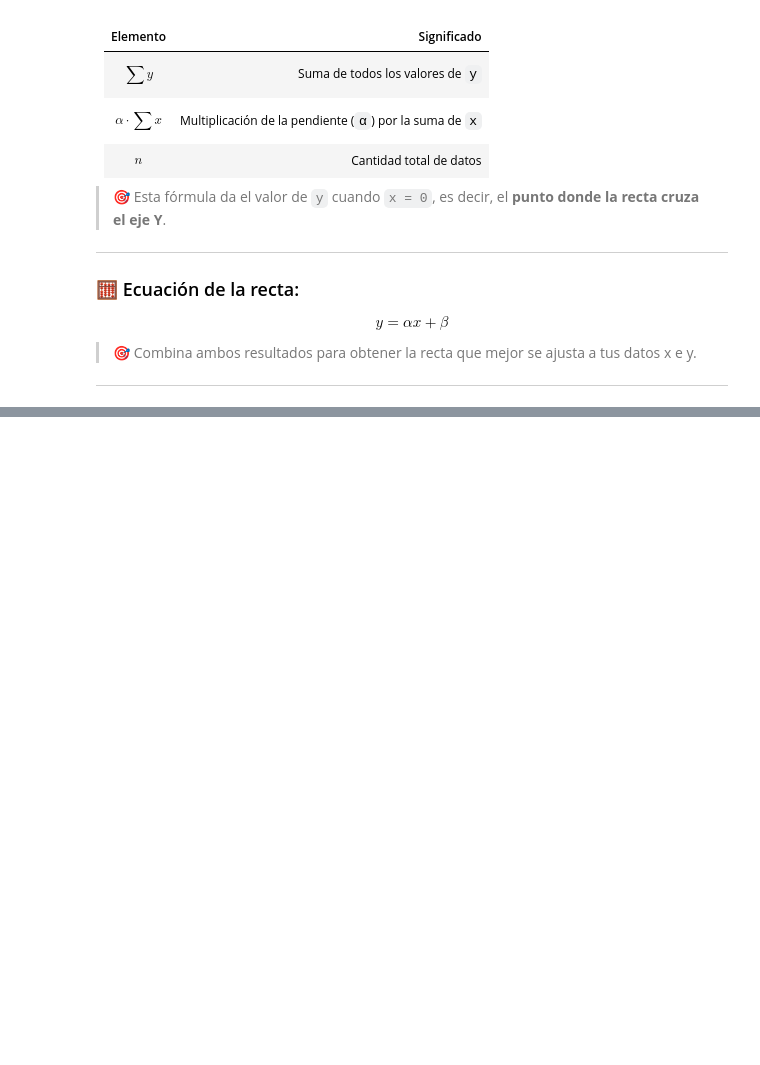
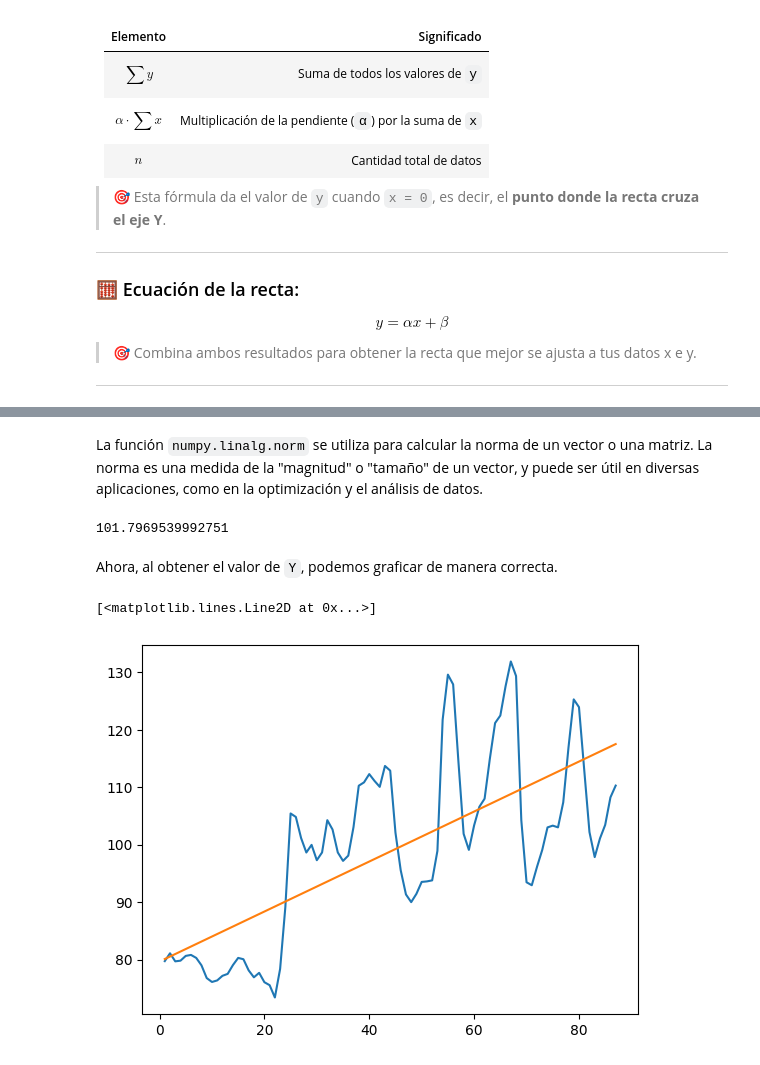
Before and after one commit to DanielRaiicHu/numPy, a Jupyter notebook: numPy.ipynb, the cells around one changed output, grey strips where cells are left out. Drawn from its saved outputs; the diff is of its cells as text; code cells hidden in the pictures; blank space fills up the shorter version.

```diff
--- a/numPy.ipynb
+++ b/numPy.ipynb
@@ -794,3 +794,7 @@ $$
 
 > 🎯 Combina ambos resultados para obtener la recta que mejor se ajusta a tus datos x e y.
 --------
+# %%
+n = np.size(Moscu)
+y = Moscu
+x = fechas
@@ -796,0 +805,3 @@ $$
+# %%
+a = (n*np.sum(x*y)-np.sum(x)*np.sum(y))/(n*np.sum(x**2)-np.sum(x)**2)
+a
@@ -796,0 +814,5 @@ $$
+# %%
+b = (np.sum(y)-a*np.sum(x))/n
+# tambien se puede obtener con el formato de promedio, ya que n es el número de datos
+# b= np.mean(y) - a*np.mean(x)
+b
@@ -796,0 +830,3 @@ $$
+# %%
+y = a*x+b
+y
@@ -796,0 +851,15 @@ $$
+# %% [markdown]
+La función `numpy.linalg.norm` se utiliza para calcular la norma de un vector o una matriz. La norma es una medida de la "magnitud" o "tamaño" de un vector, y puede ser útil en diversas aplicaciones, como en la optimización y el análisis de datos.
+# %%
+np.linalg.norm(Moscu - y)
+# %% [output]
+101.7969539992751
+# %% [markdown]
+Ahora, al obtener el valor de `Y`, podemos graficar de manera correcta.
+# %%
+# Se grafican los precios reales de Moscú y la línea recta obtenida en el mismo gráfico
+plt.plot(fechas,Moscu) # Línea de datos reales
+plt.plot(x,y) # Línea recta obtenida
+# %% [output]
+[<matplotlib.lines.Line2D at 0x...>]
+[figure, added]
```
Also changed, not shown: parts of 15 cells of this notebook.
